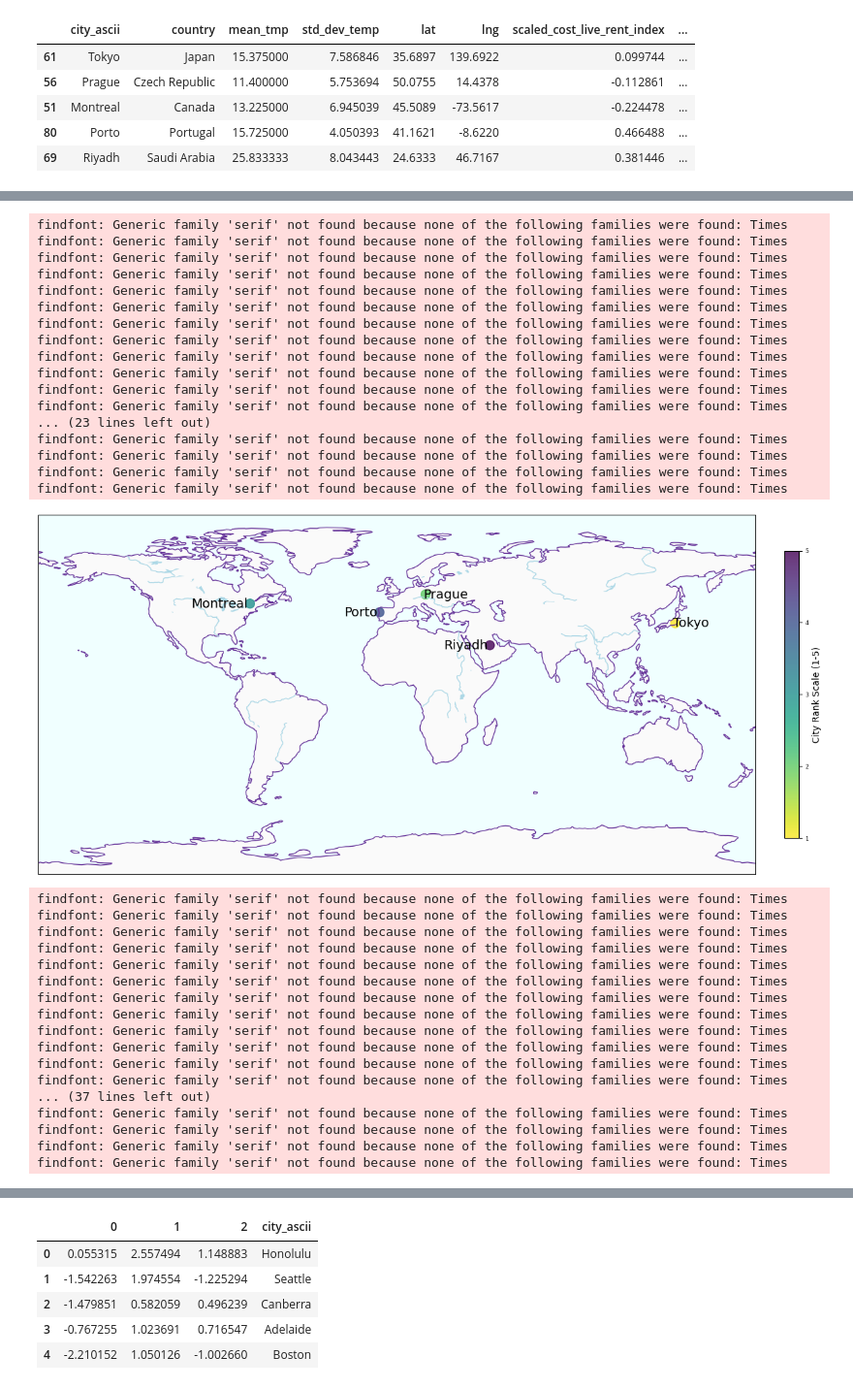
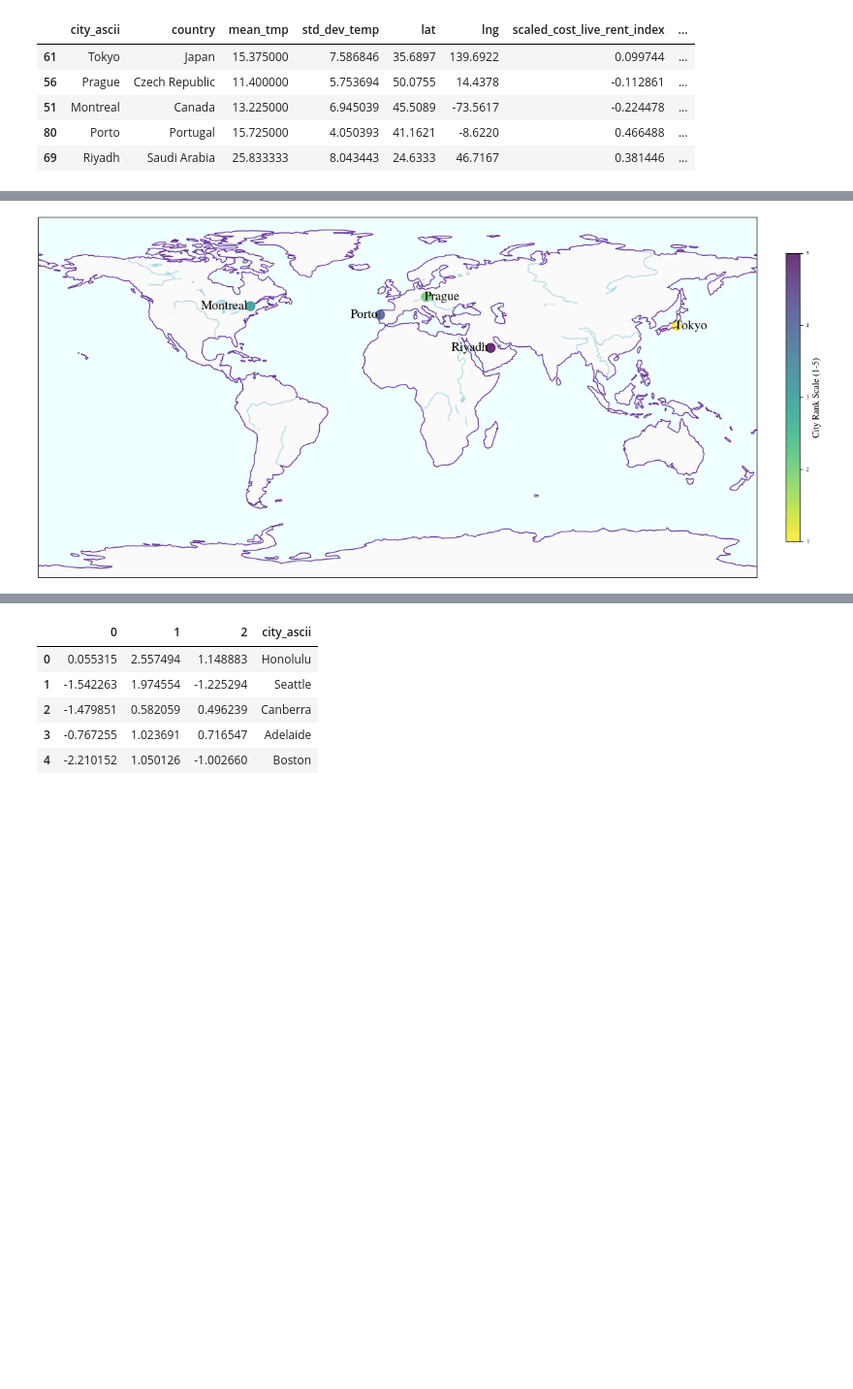
Before and after one commit to kayoooon1/city-recsys, a Jupyter notebook: Modelling/model-third-draft-euclidean-PCA.ipynb, the cells around one changed output, grey strips where cells are left out. Shown: that part at 97% size. Saved outputs shown, nothing was run; the diff lists cells and outputs as text; code cells hidden in the pictures; blank space fills up the shorter version.

```diff
--- a/Modelling/model-third-draft-euclidean-PCA.ipynb
+++ b/Modelling/model-third-draft-euclidean-PCA.ipynb
@@ -318,7 +318,7 @@ normalized_feature_contribution = feature_contribution / np.sum(feature_contribu
 weighted_feature_contribution = normalized_feature_contribution * explained_variance[:, np.newaxis]
 
 # Define the colors
-colors = ['blue', 'red', 'orange', 'brown', 'green', 'pink', 'purple']
+colors = [rgb.tue_blue, rgb.tue_red, rgb.tue_orange, rgb.tue_brown, rgb.tue_green, rgb.tue_dark, rgb.tue_violet]
 
 # Plot the explained variance
 plt.rcParams.update(bundles.icml2022(column="half", nrows=8, ncols=6, usetex=False))
@@ -702,7 +609,7 @@ import cartopy.feature as cfeature
 import numpy as np
 
 # Set the rcParams
-plt.rcParams.update(bundles.icml2022(column="half", nrows=8, ncols=6, usetex=False))
+plt.rcParams.update(bundles.icml2022(column="half", nrows=12, ncols=8, usetex=False))
 
 # Create a new figure
 fig = plt.figure(figsize=(12, 8))
@@ -722,68 +629,34 @@ sc = ax.scatter(finding_home_top_df['lng'], finding_home_top_df['lat'],
 
 # Add text
 for i, txt in enumerate(finding_home_top_df['city_ascii']):
     if txt == "Prague":
         ax.text(finding_home_top_df['lng'].iloc[i] - 1, finding_home_top_df['lat'].iloc[i], txt,
                 color='black', fontsize=14, ha='left', va='center', transform=ccrs.PlateCarree())
     elif txt == "Tokyo":
         ax.text(finding_home_top_df['lng'].iloc[i] - 1, finding_home_top_df['lat'].iloc[i], txt,
                 color='black', fontsize=14, ha='left', va='center', transform=ccrs.PlateCarree())
     else:
         ax.text(finding_home_top_df['lng'].iloc[i] - 1, finding_home_top_df['lat'].iloc[i], txt,
             color='black', fontsize=14, ha='right', va='center', transform=ccrs.PlateCarree())
 
 # Add colorbar
 cbar = fig.colorbar(sc, ax=ax, fraction=0.02, pad=0.04)
 cbar.set_label('City Rank Scale (1-5)', fontsize='10')  # Increase fontsize here for colorbar label
 cbar.set_ticks(np.arange(1, 6))  # Show integer values on the scale
 
 # Set title
 #ax.set_title('Top 5 Cities For the Parameters Set By You.', fontsize='30')  # Increase fontsize here for title
 
 # Set the global extent
 ax.set_global()
 
 # Show the plot
 plt.show()
 
 # Save the figure as a PDF
 fig.savefig('top_5_cities_default_params.pdf')
 # %% [output]
-findfont: Generic family 'serif' not found because none of the following families were found: Times
-findfont: Generic family 'serif' not found because none of the following families were found: Times
-findfont: Generic family 'serif' not found because none of the following families were found: Times
-findfont: Generic family 'serif' not found because none of the following families were found: Times
-findfont: Generic family 'serif' not found because none of the following families were found: Times
-findfont: Generic family 'serif' not found because none of the following families were found: Times
-findfont: Generic family 'serif' not found because none of the following families were found: Times
-findfont: Generic family 'serif' not found because none of the following families were found: Times
-findfont: Generic family 'serif' not found because none of the following families were found: Times
-findfont: Generic family 'serif' not found because none of the following families were found: Times
-findfont: Generic family 'serif' not found because none of the following families were found: Times
-findfont: Generic family 'serif' not found because none of the following families were found: Times
-... (23 lines left out)
-findfont: Generic family 'serif' not found because none of the following families were found: Times
-findfont: Generic family 'serif' not found because none of the following families were found: Times
-findfont: Generic family 'serif' not found because none of the following families were found: Times
-findfont: Generic family 'serif' not found because none of the following families were found: Times
-[figure, old version]
+[figure, new version]
-findfont: Generic family 'serif' not found because none of the following families were found: Times
-findfont: Generic family 'serif' not found because none of the following families were found: Times
-findfont: Generic family 'serif' not found because none of the following families were found: Times
-findfont: Generic family 'serif' not found because none of the following families were found: Times
-findfont: Generic family 'serif' not found because none of the following families were found: Times
-findfont: Generic family 'serif' not found because none of the following families were found: Times
-findfont: Generic family 'serif' not found because none of the following families were found: Times
-findfont: Generic family 'serif' not found because none of the following families were found: Times
-findfont: Generic family 'serif' not found because none of the following families were found: Times
-findfont: Generic family 'serif' not found because none of the following families were found: Times
-findfont: Generic family 'serif' not found because none of the following families were found: Times
-findfont: Generic family 'serif' not found because none of the following families were found: Times
-... (37 lines left out)
-findfont: Generic family 'serif' not found because none of the following families were found: Times
-findfont: Generic family 'serif' not found because none of the following families were found: Times
-findfont: Generic family 'serif' not found because none of the following families were found: Times
-findfont: Generic family 'serif' not found because none of the following families were found: Times
 # %%
 def rgb_to_hex(rgb):
     return '#%02x%02x%02x' % (int(rgb[0]*255), int(rgb[1]*255), int(rgb[2]*255))
```
Also changed, not shown: parts of 7 cells of this notebook, 10 other files.
